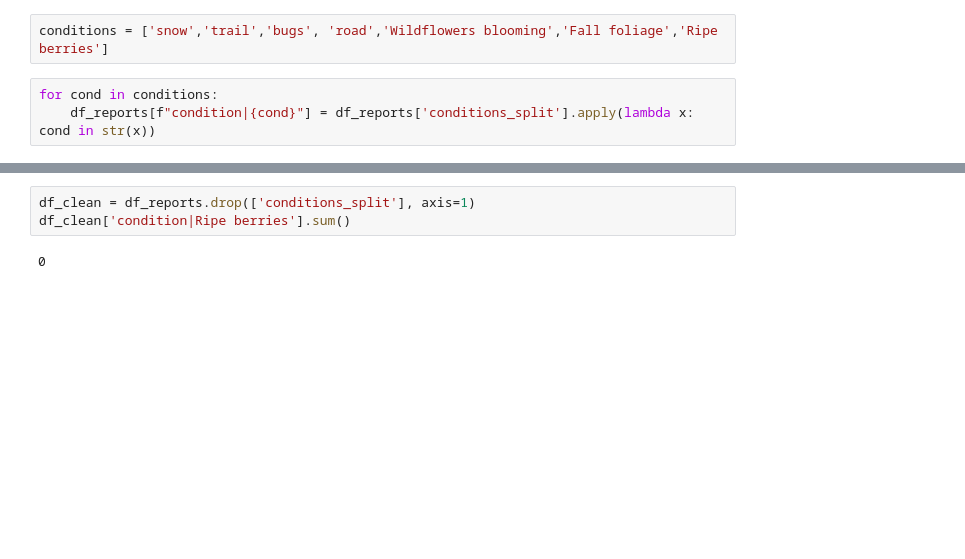
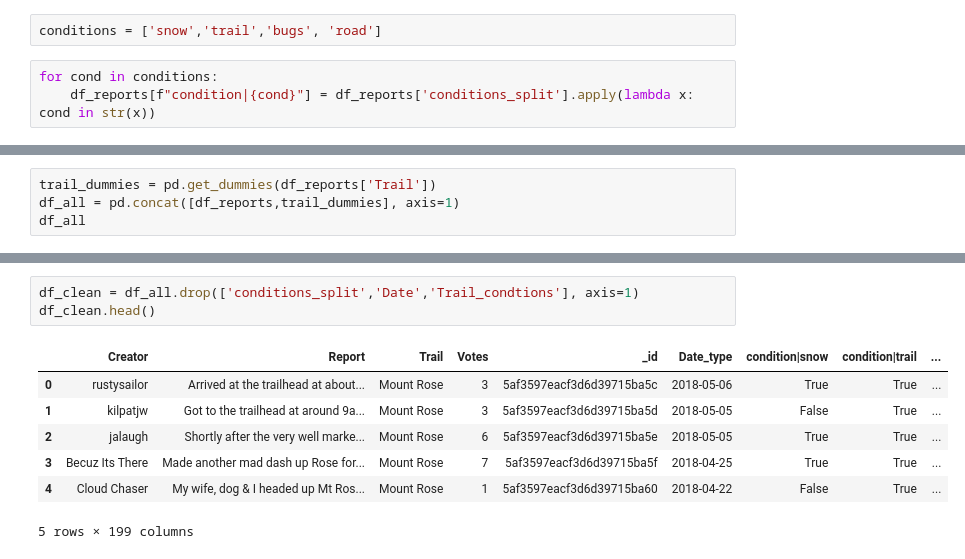
Before and after one commit to huddlestona/Trail_Report, a Jupyter notebook: Test_Cleaning_Trail_Report_Data.ipynb, the cells around one changed output, grey strips where cells are left out. Drawn from its saved outputs; the diff is of its cells as text; blank space fills up the shorter version.

Commit message:
make dummies for trail

```diff
--- a/Test_Cleaning_Trail_Report_Data.ipynb
+++ b/Test_Cleaning_Trail_Report_Data.ipynb
@@ -70,7 +70,7 @@ new
 # %% [output]
 ['snow', 'trail conditions']
 # %%
-conditions = ['snow','trail','bugs', 'road','Wildflowers blooming','Fall foliage','Ripe berries']
+conditions = ['snow','trail','bugs', 'road']
 # %%
 for cond in conditions:
     df_reports[f"condition|{cond}"] = df_reports['conditions_split'].apply(lambda x: cond in str(x))
@@ -97,0 +77,4 @@ df_reports
+# %%
+trail_dummies = pd.get_dummies(df_reports['Trail'])
+df_all = pd.concat([df_reports,trail_dummies], axis=1)
+df_all
@@ -98,5 +100,11 @@ df_reports
 # %%
-df_clean = df_reports.drop(['conditions_split'], axis=1)
-df_clean['condition|Ripe berries'].sum()
+df_clean = df_all.drop(['conditions_split','Date','Trail_condtions'], axis=1)
+df_clean.head()
 # %% [output]
+|  | Creator | Report | Trail | Votes | _id | Date_type | condition|snow | condition|trail | ... |
+| 0 | rustysailor | Arrived at the trailhead at about... | Mount Rose | 3 | 5af3597eacf3d6d39715ba5c | 2018-05-06 | True | True | ... |
+| 1 | kilpatjw | Got to the trailhead at around 9a... | Mount Rose | 3 | 5af3597eacf3d6d39715ba5d | 2018-05-05 | False | True | ... |
+| 2 | jalaugh | Shortly after the very well marke... | Mount Rose | 6 | 5af3597eacf3d6d39715ba5e | 2018-05-05 | True | True | ... |
+| 3 | Becuz Its There | Made another mad dash up Rose for... | Mount Rose | 7 | 5af3597eacf3d6d39715ba5f | 2018-04-25 | True | True | ... |
+| 4 | Cloud Chaser | My wife, dog & I headed up Mt Ros... | Mount Rose | 1 | 5af3597eacf3d6d39715ba60 | 2018-04-22 | False | True | ... |
-0
+5 rows × 199 columns
```
Also changed, not shown: parts of 2 cells of this notebook.
